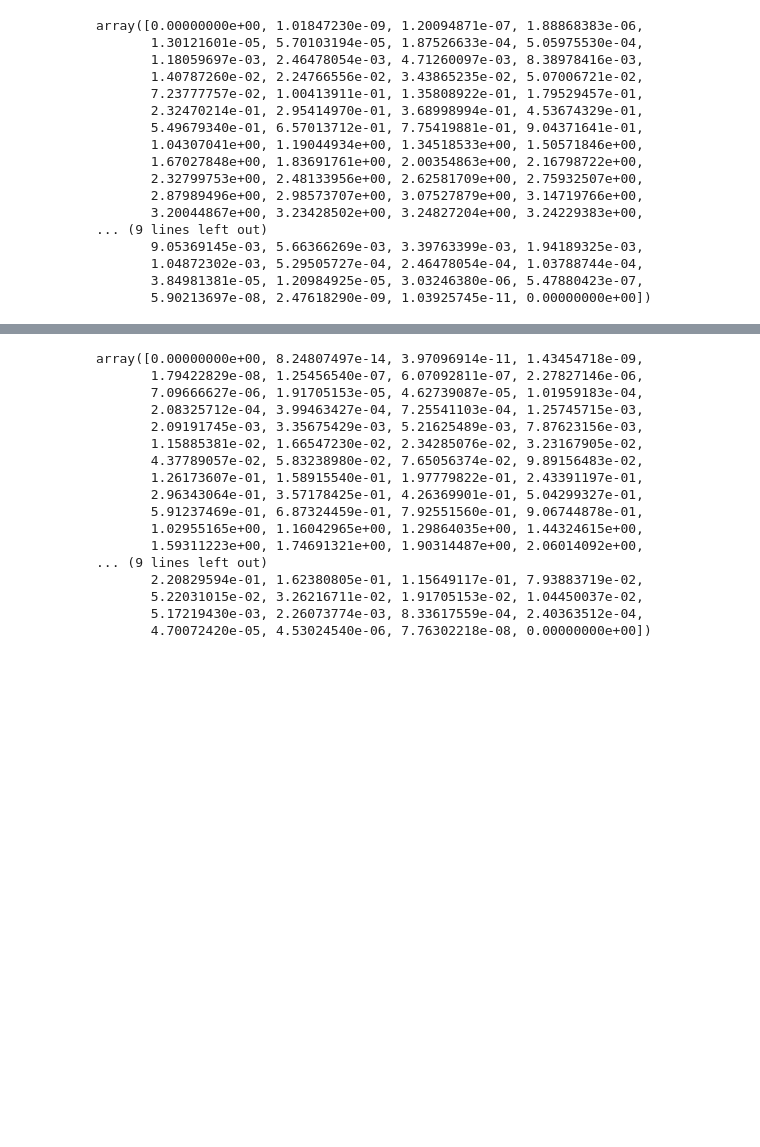
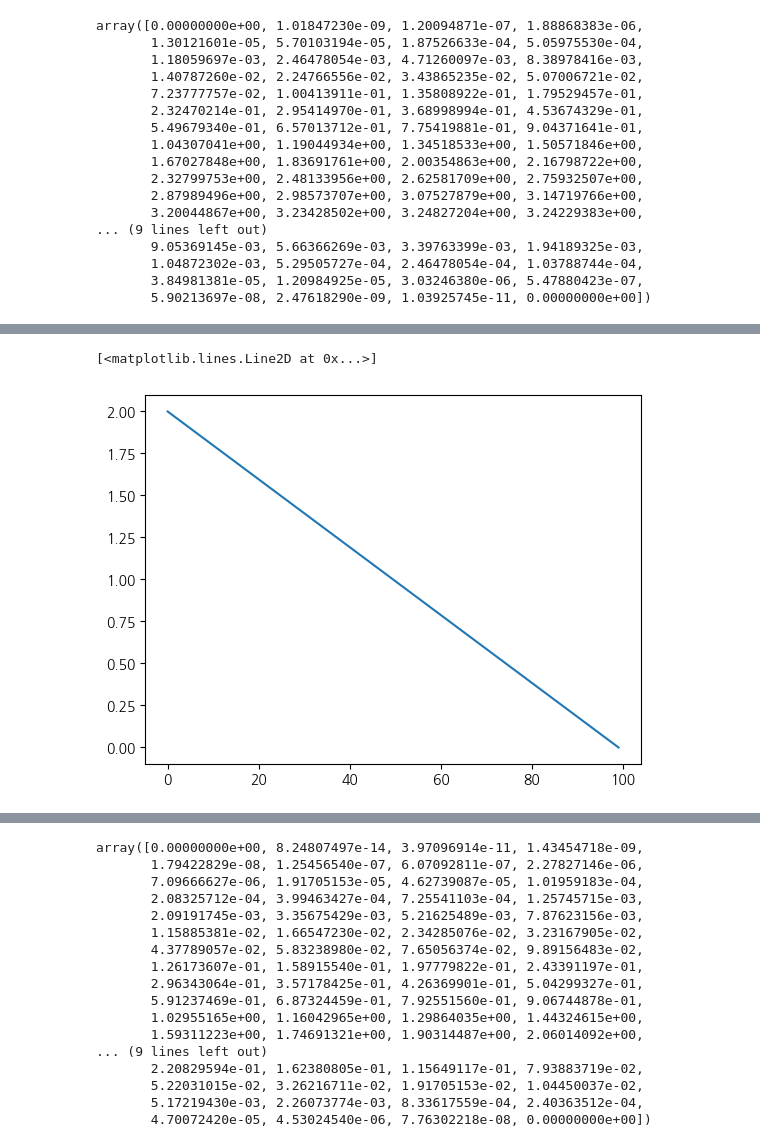
Before and after one commit to Song-Juntae/statistics, a Jupyter notebook: 프로그래머를_위한_베이지안_with_파이썬.ipynb, the cells around one changed output, grey strips where cells are left out. Drawn from its saved outputs; the diff is of its cells as text; code cells hidden in the pictures; blank space fills up the shorter version.

```diff
--- a/프로그래머를_위한_베이지안_with_파이썬.ipynb
+++ b/프로그래머를_위한_베이지안_with_파이썬.ipynb
@@ -58,0 +84,5 @@ array([0.00000000e+00, 1.01847230e-09, 1.20094871e-07, 1.88868383e-06,
+# %%
+plt.plot(베타연속확률변수.pdf(_0부터1까지일정한간격의100개의숫자, 1, 2))
+# %% [output]
+[<matplotlib.lines.Line2D at 0x...>]
+[figure, added]
```
Also changed, not shown: parts of 5 cells of this notebook.
